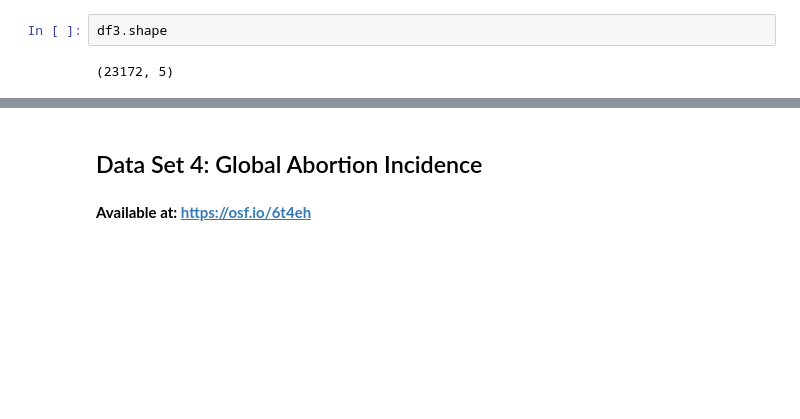
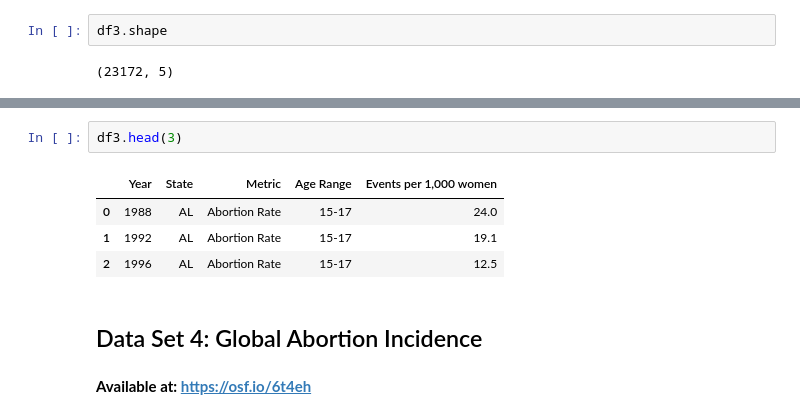
Before and after one commit to individual-ism/Reproductive_Rights, a Jupyter notebook: v1_rep_right.ipynb, the cells around one changed output, grey strips where cells are left out. Drawn from its saved outputs; the diff is of its cells as text; blank space fills up the shorter version.

```diff
--- a/v1_rep_right.ipynb
+++ b/v1_rep_right.ipynb
@@ -157,3 +148,10 @@ sns.scatterplot(data = tmp, x = 'Year', y = 'Events per 1,000 women')
+# %%
+df3.head(3)
+# %% [output]
+|  | Year | State | Metric | Age Range | Events per 1,000 women |
+| 0 | 1988 | AL | Abortion Rate | 15-17 | 24.0 |
+| 1 | 1992 | AL | Abortion Rate | 15-17 | 19.1 |
+| 2 | 1996 | AL | Abortion Rate | 15-17 | 12.5 |
 # %% [markdown]
 ## Data Set 4: Global Abortion Incidence
 # %% [markdown]
```
Also changed, not shown: parts of 6 cells of this notebook.
